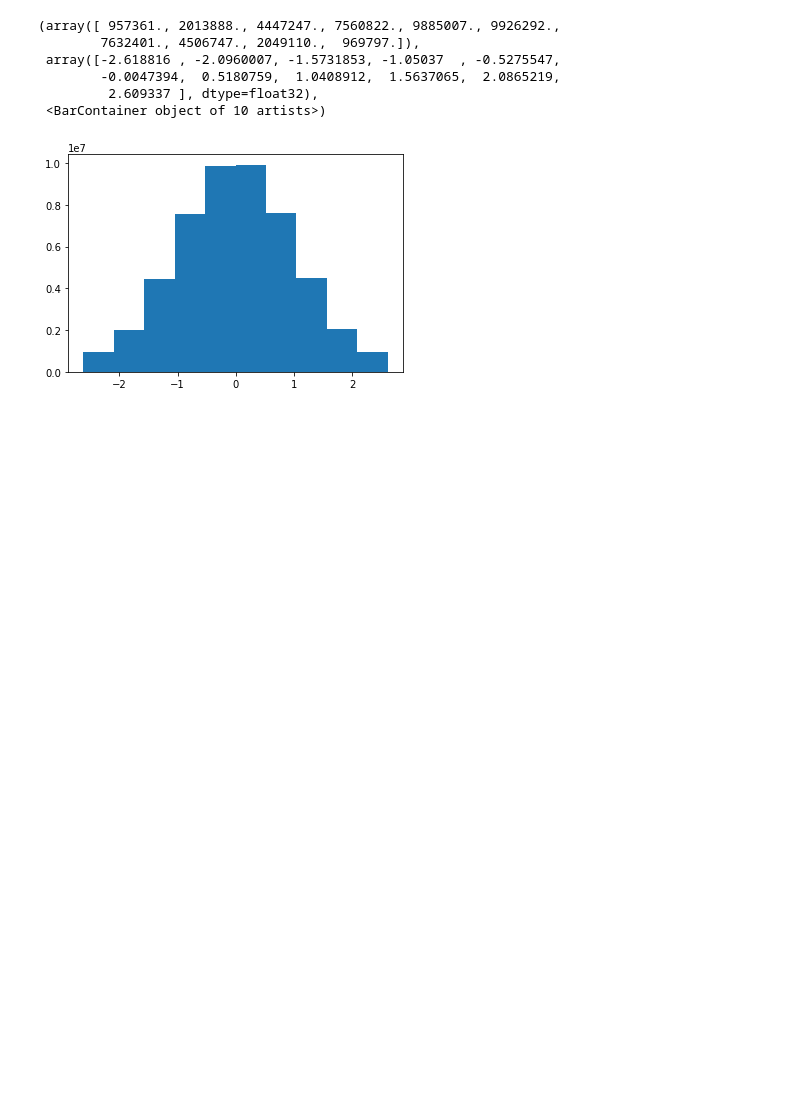
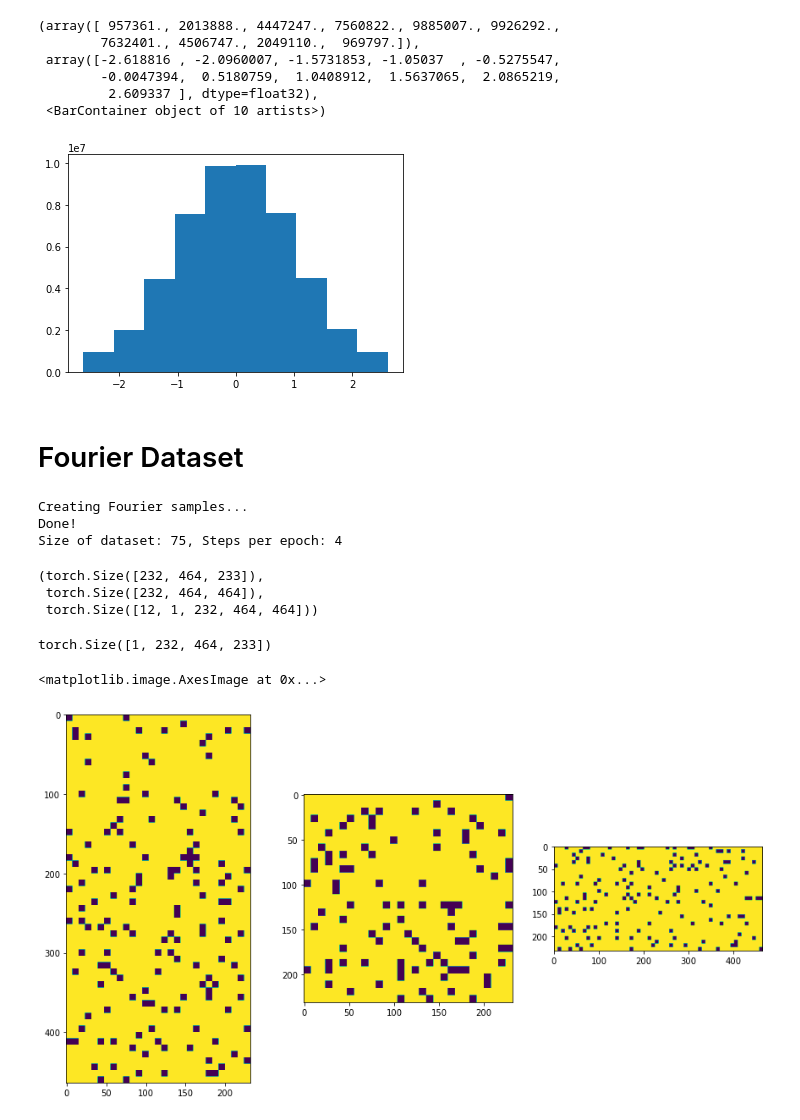
Before and after one commit to Fickincool/master-thesis, a Jupyter notebook: Notebooks/6.00_self2selfDenoising/6.00_dataloader_pilot.ipynb, the cells around one changed output. Cells and saved outputs as stored; diff of their text form; code cells hidden in the pictures; blank space fills up the shorter version.

Commit message:
First tryouts with sampling in Fourier space. Doesnt look good.

```diff
--- a/Notebooks/6.00_self2selfDenoising/6.00_dataloader_pilot.ipynb
+++ b/Notebooks/6.00_self2selfDenoising/6.00_dataloader_pilot.ipynb
@@ -254,3 +257,51 @@ plt.hist(my_dataset.data.flatten().numpy())
          2.609337 ], dtype=float32),
  <BarContainer object of 10 artists>)
 [figure]
+# %% [markdown]
+# Fourier Dataset
+# %%
+# cet_path = os.path.join(PARENT_PATH, 'data/raw_cryo-ET/tomo02.mrc')
+cet_path = os.path.join(PARENT_PATH, 'data/S2SDenoising/dummy_tomograms/tomo02_dummy.mrc')
+gt_cet_path = None
+# simulated_model = 'model14'
+# cet_path = os.path.join(
+#     PARENT_PATH, "data/S2SDenoising/dummy_tomograms/tomoPhantom_%s_Poisson5000+Gauss5+stripes.mrc" %simulated_model
+# )
+# gt_cet_path = os.path.join(
+#     PARENT_PATH, "data/S2SDenoising/dummy_tomograms/tomoPhantom_%s.mrc" %simulated_model
+# )
+
+
+p=0.3
+batch_size = 8
+num_gpus = 2
+subtomo_length = 96
+
+my_dataset = singleCET_FourierDataset(cet_path, subtomo_length, p=p, volumetric_scale_factor=8, gt_tomo_path=gt_cet_path)
+print('Size of dataset: %i, Steps per epoch: %i' %(len(my_dataset), len(my_dataset)/(batch_size*num_gpus)))
+# %% [output]
+Creating Fourier samples...
+Done!
+Size of dataset: 75, Steps per epoch: 4
+# %%
+my_dataset.dataF.shape, my_dataset.data.shape, my_dataset.fourier_samples.shape
+# %% [output]
+(torch.Size([232, 464, 233]),
+ torch.Size([232, 464, 464]),
+ torch.Size([12, 1, 232, 464, 464]))
+# %%
+my_dataset.create_bernoulliMask().shape
+# %% [output]
+torch.Size([1, 232, 464, 233])
+# %%
+mask = my_dataset.create_Vmask()[0]
+
+fig, (ax0, ax1, ax2) = plt.subplots(1, 3, figsize=(15, 8))
+
+aux_idx = subtomo_length//2
+ax0.imshow(mask[aux_idx])
+ax1.imshow(mask[:,aux_idx, :])
+ax2.imshow(mask[:, :,aux_idx])
+# %% [output]
+<matplotlib.image.AxesImage at 0x...>
+[figure, added]
```
Also changed, not shown: parts of 10 cells of this notebook, 9 other files.
